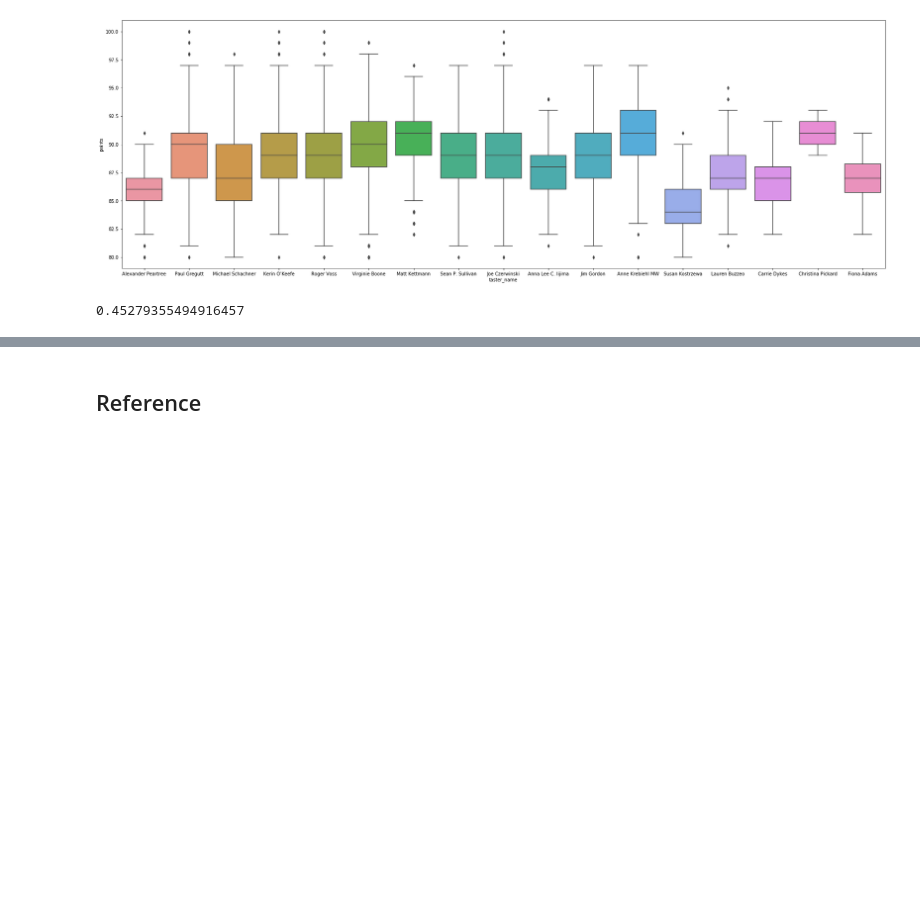
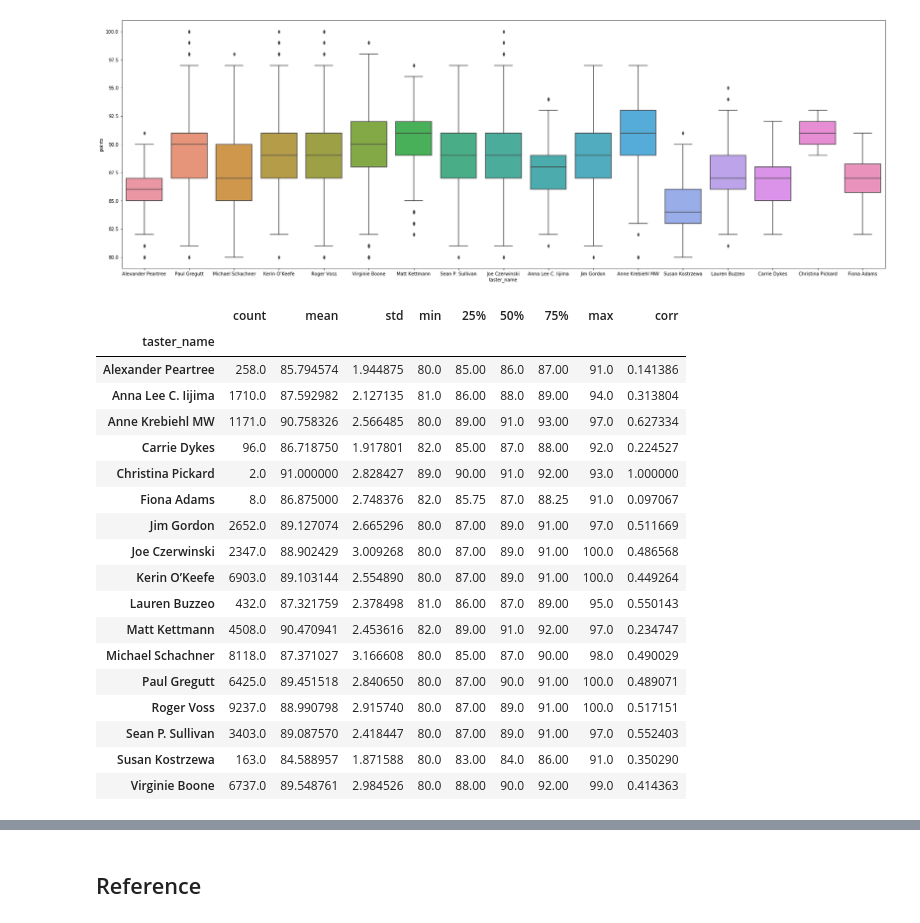
Before and after one commit to fcorral97/ML-Lab1, a Jupyter notebook: Lab1-pointsprediction.ipynb, the cells around one changed output, grey strips where cells are left out. Cells and saved outputs as stored; diff of their text form; code cells hidden in the pictures; blank space fills up the shorter version.

```diff
--- a/Lab1-pointsprediction.ipynb
+++ b/Lab1-pointsprediction.ipynb
@@ -178,7 +195,3 @@ sns.boxplot(ax=ax, x='taster_name', y='points', data=nona)
 plt.show()
 # %% [output]
 [figure]
-# %%
-nona['points'].corr(nona['price'])
-# %% [output]
-0.45279355494916457
@@ -184,0 +214,22 @@ nona['points'].corr(nona['price'])
+# %%
+df_tasters_points
+# %% [output]
+|  | count | mean | std | min | 25% | 50% | 75% | max | corr |
+| taster_name |  |  |  |  |  |  |  |  |  |
+| Alexander Peartree | 258.0 | 85.794574 | 1.944875 | 80.0 | 85.00 | 86.0 | 87.00 | 91.0 | 0.141386 |
+| Anna Lee C. Iijima | 1710.0 | 87.592982 | 2.127135 | 81.0 | 86.00 | 88.0 | 89.00 | 94.0 | 0.313804 |
+| Anne Krebiehl MW | 1171.0 | 90.758326 | 2.566485 | 80.0 | 89.00 | 91.0 | 93.00 | 97.0 | 0.627334 |
+| Carrie Dykes | 96.0 | 86.718750 | 1.917801 | 82.0 | 85.00 | 87.0 | 88.00 | 92.0 | 0.224527 |
+| Christina Pickard | 2.0 | 91.000000 | 2.828427 | 89.0 | 90.00 | 91.0 | 92.00 | 93.0 | 1.000000 |
+| Fiona Adams | 8.0 | 86.875000 | 2.748376 | 82.0 | 85.75 | 87.0 | 88.25 | 91.0 | 0.097067 |
+| Jim Gordon | 2652.0 | 89.127074 | 2.665296 | 80.0 | 87.00 | 89.0 | 91.00 | 97.0 | 0.511669 |
+| Joe Czerwinski | 2347.0 | 88.902429 | 3.009268 | 80.0 | 87.00 | 89.0 | 91.00 | 100.0 | 0.486568 |
+| Kerin O’Keefe | 6903.0 | 89.103144 | 2.554890 | 80.0 | 87.00 | 89.0 | 91.00 | 100.0 | 0.449264 |
+| Lauren Buzzeo | 432.0 | 87.321759 | 2.378498 | 81.0 | 86.00 | 87.0 | 89.00 | 95.0 | 0.550143 |
+| Matt Kettmann | 4508.0 | 90.470941 | 2.453616 | 82.0 | 89.00 | 91.0 | 92.00 | 97.0 | 0.234747 |
+| Michael Schachner | 8118.0 | 87.371027 | 3.166608 | 80.0 | 85.00 | 87.0 | 90.00 | 98.0 | 0.490029 |
+| Paul Gregutt | 6425.0 | 89.451518 | 2.840650 | 80.0 | 87.00 | 90.0 | 91.00 | 100.0 | 0.489071 |
+| Roger Voss | 9237.0 | 88.990798 | 2.915740 | 80.0 | 87.00 | 89.0 | 91.00 | 100.0 | 0.517151 |
+| Sean P. Sullivan | 3403.0 | 89.087570 | 2.418447 | 80.0 | 87.00 | 89.0 | 91.00 | 97.0 | 0.552403 |
+| Susan Kostrzewa | 163.0 | 84.588957 | 1.871588 | 80.0 | 83.00 | 84.0 | 86.00 | 91.0 | 0.350290 |
+| Virginie Boone | 6737.0 | 89.548761 | 2.984526 | 80.0 | 88.00 | 90.0 | 92.00 | 99.0 | 0.414363 |
```
Also changed, not shown: parts of 13 cells of this notebook.
